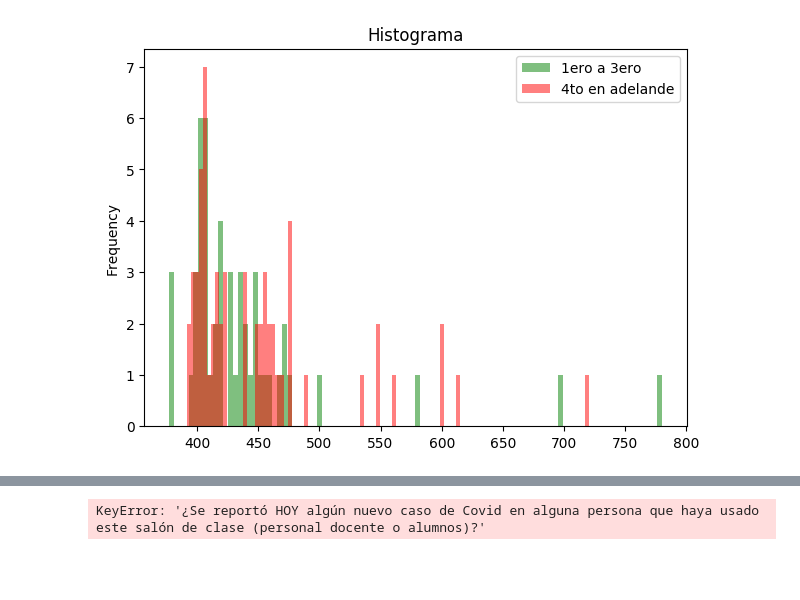
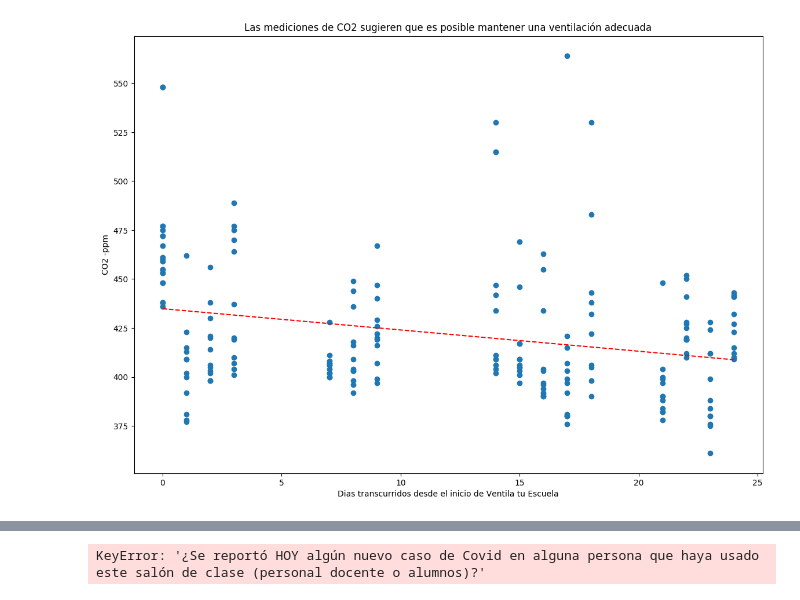
Before and after one commit to abreulastra/ventila_tu_escuela, a Jupyter notebook: VTE_analysis_c02_pilot_1.ipynb, the cells around one changed output, grey strips where cells are left out. Drawn from its saved outputs; the diff is of its cells as text; code cells hidden in the pictures; blank space fills up the shorter version.

```diff
--- a/VTE_analysis_c02_pilot_1.ipynb
+++ b/VTE_analysis_c02_pilot_1.ipynb
@@ -31,8 +49,15 @@ kwargs = dict(alpha=0.5, bins=100)
-# %%
-plt.hist(x1, **kwargs, color='g', label='1ero a 3ero')
-plt.hist(x2, **kwargs, color='r', label='4to en adelande')
-plt.gca().set(title='Histograma', ylabel='Frequency')
-#plt.xlim(50,75)
-plt.legend();
-# %% [output]
-[figure, removed]
+# %%
+x = df_co2['days']
+y = df_co2['CO2_ppm']
+plt.scatter(x, y)
+
+z = np.polyfit(x, y, 1)
+p = np.poly1d(z)
+
+plt.title("Las mediciones de CO2 sugieren que es posible mantener una ventilación adecuada")
+plt.xlabel("Dias transcurridos desde el inicio de Ventila tu Escuela")
+plt.ylabel("CO2 -ppm")
+plt.plot(x,p(x),"r--");
+plt.savefig('graphs/scatter_co2_pilot_1.png');
+# %% [output]
+[figure, added]
```
Also changed, not shown: parts of 14 cells of this notebook.
